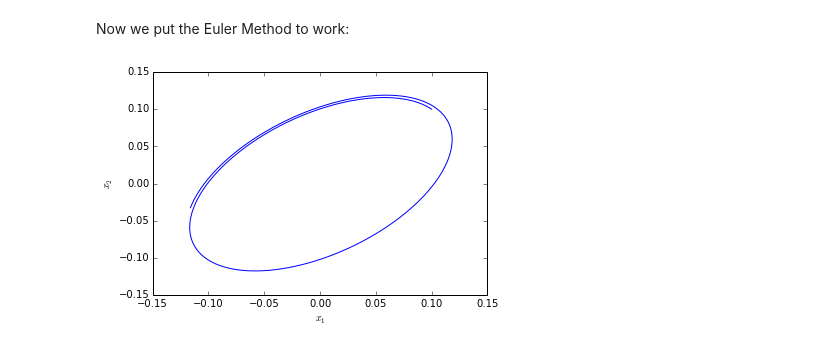
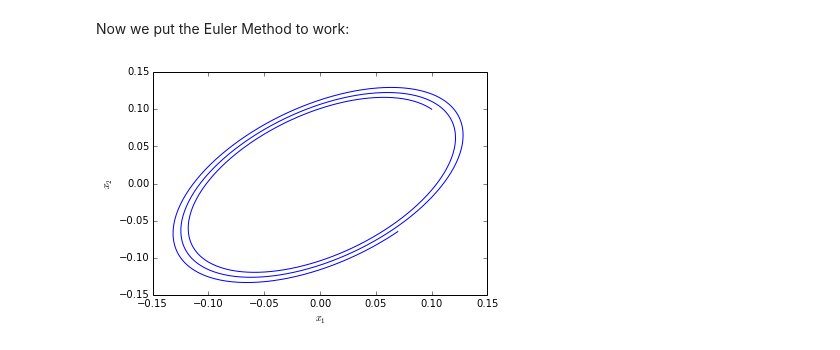
Before and after one commit to cdohl/ph3501, a Jupyter notebook: notebooks/02a_Euler Method.ipynb, the cells around one changed output. Saved outputs shown, nothing was run; the diff lists cells and outputs as text; code cells hidden in the pictures.

```diff
--- a/notebooks/02a_Euler Method.ipynb
+++ b/notebooks/02a_Euler Method.ipynb
@@ -52,30 +52,32 @@ def velocity(x1,x2,t):
     omega=1
     g=0.5
     alpha=0.0
-    u1=g*x1-omega*x2+0.5*alpha*x1*math.exp(-t)
-    u2=-g*x2+omega*x1+0.5*alpha*x2*math.exp(t)
+    u1=g*x1-omega*x2
+    u2=-g*x2+omega*x1
 
     return u1,u2
 # %% [markdown]
 Now we put the Euler Method to work:
 # %%
 nt=1000 #number of steps
-deltat=0.01 #step size
+deltat=0.02 #step size
 
 x10=0.1 #initial position
 x20=0.1
 x1=np.zeros(nt) #thats where we store the result
 x2=np.zeros(nt)
 x1[0]=x10  #instert the initial conditions
 x2[0]=x20
 
 for n in range(nt-1):
     t=deltat*n
-    u1,u2=velocity(x1[n],x2[n],t)
+    u1,u2=velocity(x1[n],x2[n],t) #get velocity at that position
+
+    #This is the Euler step
     x1[n+1]=x1[n]+deltat*u1 #update the position
     x2[n+1]=x2[n]+deltat*u2
 
-plt.plot(x1,x2)
+plt.plot(x1,x2);
 plt.xlabel('$x_1$'),plt.ylabel('$x_2$');
 # %% [output]
-[figure, old version]
+[figure, new version]
```
Also changed, not shown: parts of 4 cells of this notebook, 1 other file.
